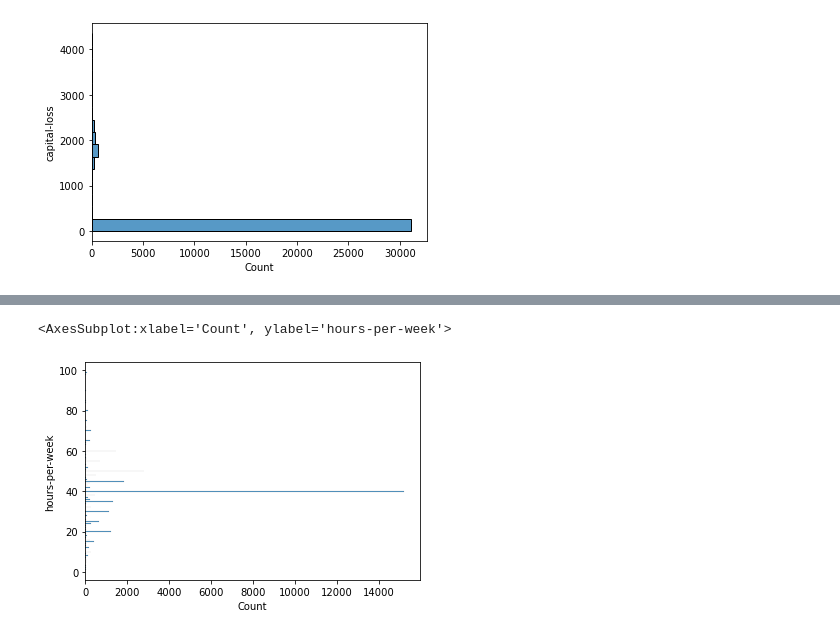
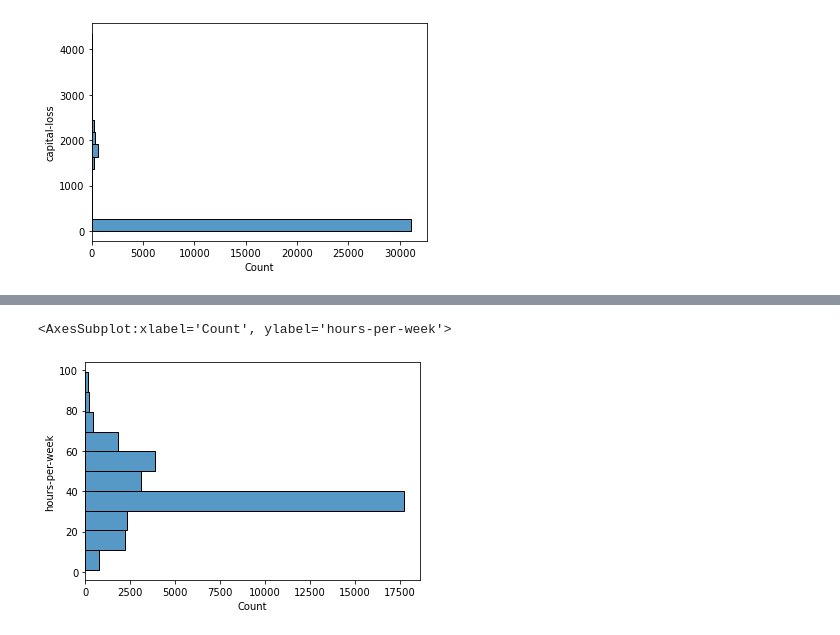
Before and after one commit to luismoralesphysics/Aunalytics_DA_assessment, a Jupyter notebook: segmentation.ipynb, the cells around one changed output, grey strips where cells are left out. Drawn from its saved outputs; the diff is of its cells as text; code cells hidden in the pictures.

```diff
--- a/segmentation.ipynb
+++ b/segmentation.ipynb
@@ -70,7 +102,7 @@ sns.histplot(y=df_train['capital-loss'])
 # %%
-sns.histplot(y=df_train['hours-per-week'])
+sns.histplot(y=df_train['hours-per-week'],bins=10)
 
 # Expected that 40 hour week was the most common and it is.
 # %% [output]
 <AxesSubplot:xlabel='Count', ylabel='hours-per-week'>
-[figure, old version]
+[figure, new version]
```
Also changed, not shown: parts of 7 cells of this notebook.
